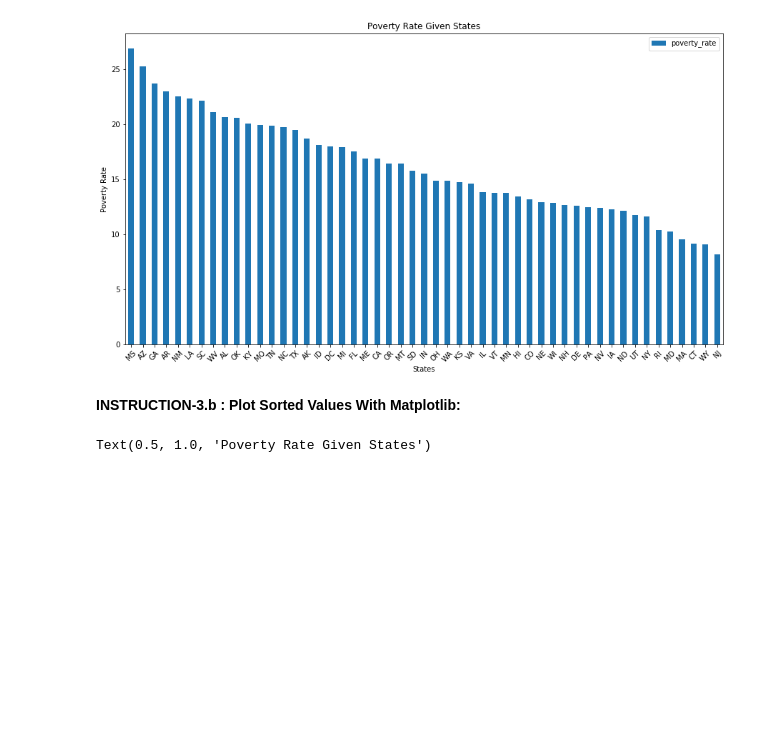
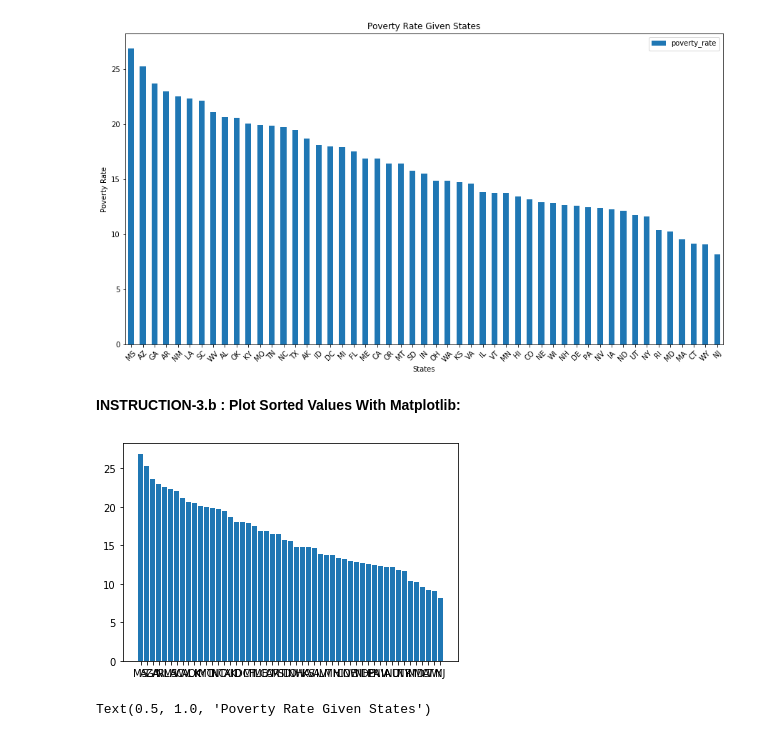
Before and after one commit to idenw/Statistics-Data-Analysis-with-Python-Data-Visualization-with-Python, a Jupyter notebook: 02-EU_DS_DVPy_M1-(PoliceKills)/USA_Fatal_Police_Shoot_Analyse_student_version.ipynb, the cells around one changed output. Cells and saved outputs as stored; diff of their text form; code cells hidden in the pictures; blank space fills up the shorter version.

```diff
--- a/02-EU_DS_DVPy_M1-(PoliceKills)/USA_Fatal_Police_Shoot_Analyse_student_version.ipynb
+++ b/02-EU_DS_DVPy_M1-(PoliceKills)/USA_Fatal_Police_Shoot_Analyse_student_version.ipynb
@@ -87,10 +143,18 @@ Problem: data type of poverty_rate colum is object. We need to convert it to a n
 # %% [markdown]
 **INSTRUCTION-3.a.2 : Plot Sorted Values With Pandas Built in method:**
+# %%
+ps1= pr.groupby("Geographic Area").mean()
+ps=ps1.sort_values(by="poverty_rate",ascending=False)
 # %%
 # %% [output]
 [figure]
 # %% [markdown]
 **INSTRUCTION-3.b : Plot Sorted Values With Matplotlib:**
+# %%
+fig,axes=plt.subplots()
+ax=plt.bar(ps.index,height=ps.poverty_rate, data=ps)
+# %% [output]
+[figure, added]
 # %%
 # %% [output]
 Text(0.5, 1.0, 'Poverty Rate Given States')
```
Also changed, not shown: parts of 28 cells of this notebook.
